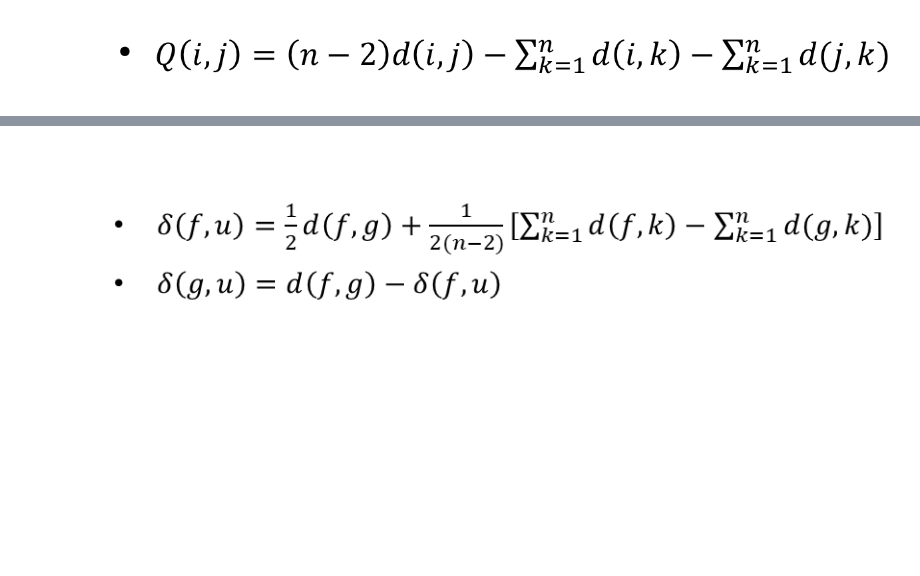
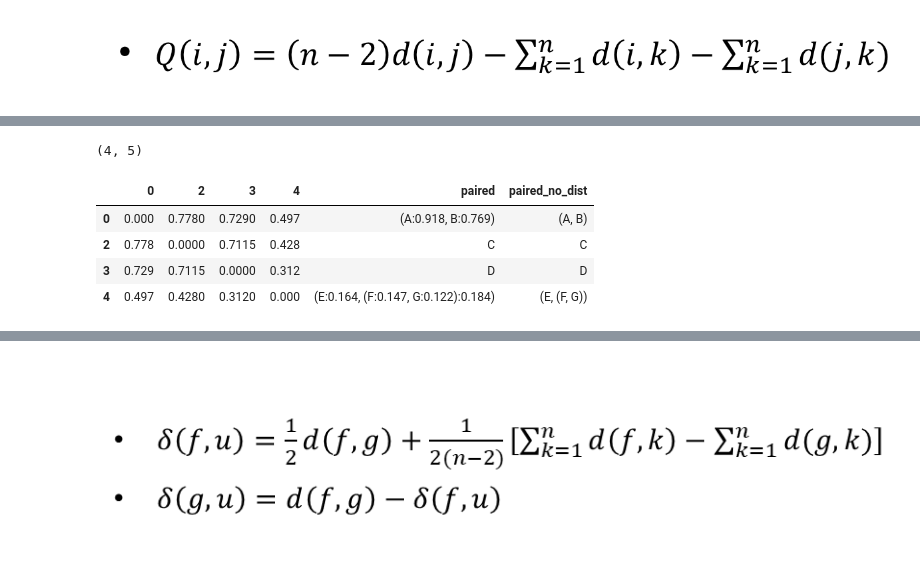
Before and after one commit to mequanent/Bioinformatics, a Jupyter notebook: hws_110761504.ipynb, the cells around one changed output, grey strips where cells are left out. Cells and saved outputs as stored; diff of their text form; code cells hidden in the pictures; blank space fills up the shorter version.

```diff
--- a/hws_110761504.ipynb
+++ b/hws_110761504.ipynb
@@ -1161,0 +1225,9 @@ getQ()
+# %%
+nja() # 3
+# %% [output]
+(4, 5)
+|  | 0 | 2 | 3 | 4 | paired | paired_no_dist |
+| 0 | 0.000 | 0.7780 | 0.7290 | 0.497 | (A:0.918, B:0.769) | (A, B) |
+| 2 | 0.778 | 0.0000 | 0.7115 | 0.428 | C | C |
+| 3 | 0.729 | 0.7115 | 0.0000 | 0.312 | D | D |
+| 4 | 0.497 | 0.4280 | 0.3120 | 0.000 | (E:0.164, (F:0.147, G:0.122):0.184) | (E, (F, G)) |
```
Also changed, not shown: parts of 14 cells of this notebook.
